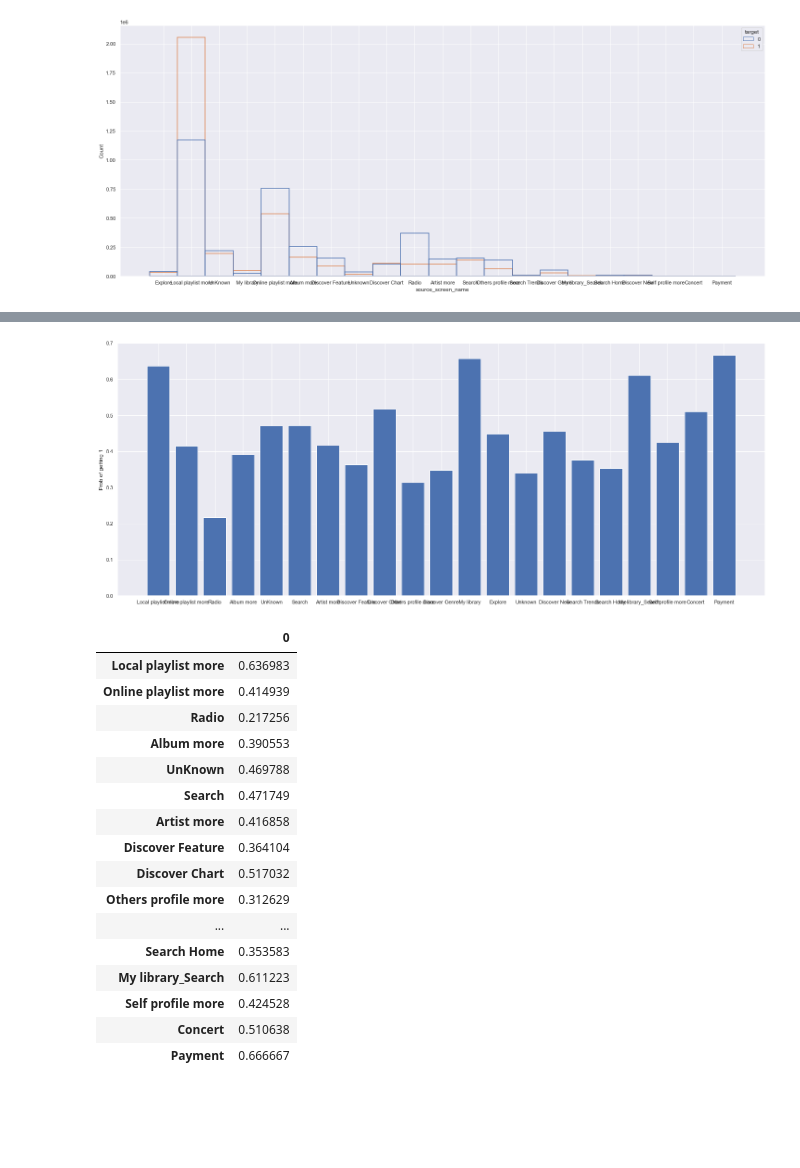
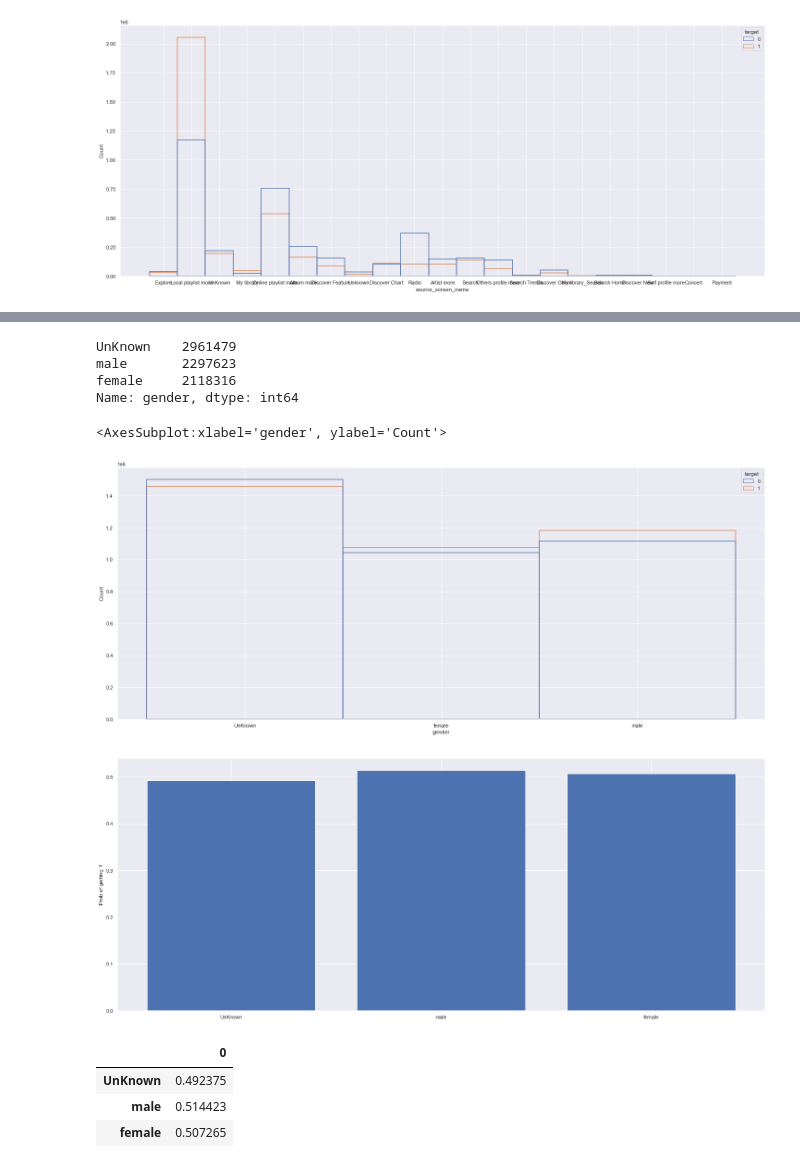
Before and after one commit to Sudhanshu1304/Music-Recomendation-System, a Jupyter notebook: Analysis.ipynb, the cells around one changed output, grey strips where cells are left out. Cells and saved outputs as stored; diff of their text form; code cells hidden in the pictures; blank space fills up the shorter version.

```diff
--- a/Analysis.ipynb
+++ b/Analysis.ipynb
@@ -36,7 +42,7 @@ notification       6185
 settings           2200
 Name: source_system_tab, dtype: int64
 # %%
-def get_prob(feature):
+def get_prob(feature,graph=True):
 
     d = dict(feature.value_counts())
     keys = d.keys()
@@ -51,10 +57,11 @@ def get_prob(feature):
         d[k] = p_for_1
         val.append(p_for_1)
 
-    fig = plt.figure(figsize=(25,10))
-    plt.ylabel('Prob of getting 1')
-    plt.bar(keys,val)
-    plt.show()
+    if graph == True:
+        fig = plt.figure(figsize=(25,10))
+        plt.ylabel('Prob of getting 1')
+        plt.bar(keys,val)
+        plt.show()
     return pd.DataFrame(d.values(),index=d.keys())#,keys,val
 # %%
 fig = plt.figure(figsize=(10,5))
@@ -98,0 +377,2 @@ sns.histplot(data=data,x='source_screen_name',hue='target',fill=False)
+# %%
+data.artist_name = data.artist_name.str.lower()
@@ -98,0 +425,2 @@ sns.histplot(data=data,x='source_screen_name',hue='target',fill=False)
+# %%
+data.composer = data.composer.str.lower()
@@ -98,0 +469,2 @@ sns.histplot(data=data,x='source_screen_name',hue='target',fill=False)
+# %%
+data.drop(['city'],inplace=True,axis=1)
@@ -99,21 +520,21 @@ sns.histplot(data=data,x='source_screen_name',hue='target',fill=False)
+# %%
+data.gender.value_counts()
+# %% [output]
+UnKnown    2961479
+male       2297623
+female     2118316
+Name: gender, dtype: int64
+# %%
+fig = plt.figure(figsize=(25,10))
+sns.histplot(data=data,x='gender',hue='target',fill=False)
+# %% [output]
+<AxesSubplot:xlabel='gender', ylabel='Count'>
+[figure, added]
 # %%
-get_prob(data.source_screen_name)
+get_prob(data.gender)
 # %% [output]
-[figure, old version]
+[figure, new version]
 |  | 0 |
-| Local playlist more | 0.636983 |
-| Online playlist more | 0.414939 |
-| Radio | 0.217256 |
-| Album more | 0.390553 |
-| UnKnown | 0.469788 |
-| Search | 0.471749 |
-| Artist more | 0.416858 |
-| Discover Feature | 0.364104 |
-| Discover Chart | 0.517032 |
-| Others profile more | 0.312629 |
-| ... | ... |
-| Search Home | 0.353583 |
-| My library_Search | 0.611223 |
-| Self profile more | 0.424528 |
-| Concert | 0.510638 |
-| Payment | 0.666667 |
+| UnKnown | 0.492375 |
+| male | 0.514423 |
+| female | 0.507265 |
```
Also changed, not shown: parts of 67 cells of this notebook.
